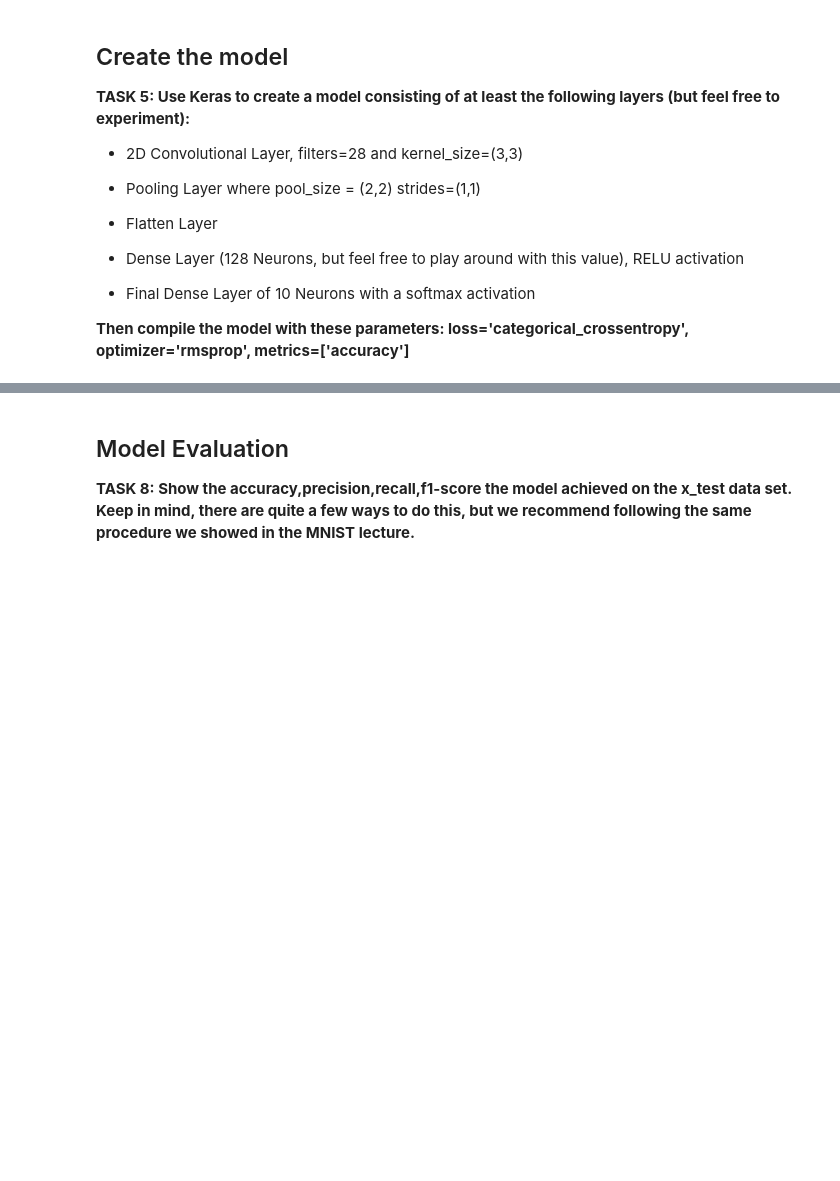
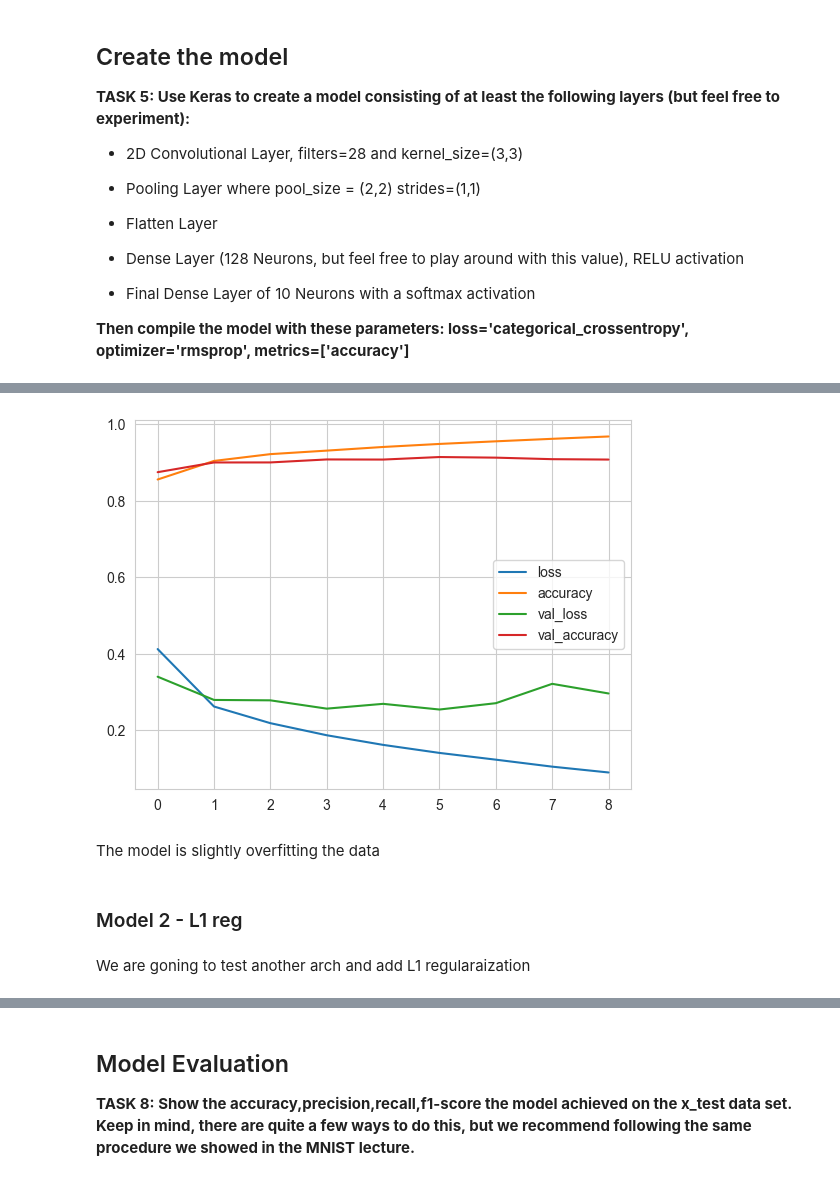
Before and after one commit to 0xArwa/Image-classification-CNN, a Jupyter notebook: DL-Assignment-2 (Image Classification with CNN)-Student.ipynb, the cells around one changed output, grey strips where cells are left out. Drawn from its saved outputs; the diff is of its cells as text; code cells hidden in the pictures; blank space fills up the shorter version.

Commit message:
final results

```diff
--- a/DL-Assignment-2 (Image Classification with CNN)-Student.ipynb
+++ b/DL-Assignment-2 (Image Classification with CNN)-Student.ipynb
@@ -112,0 +213,19 @@ sns.heatmap(X_train[770],annot=True, cmap="magma", fmt=".3g")
+# %%
+# suggested CNN arch
+set_seed()
+
+model_1 = Sequential()
+
+model_1.add(Conv2D(filters=28, kernel_size=(3, 3),
+    input_shape=(28, 28, 1), activation='relu'))
+
+model_1.add(MaxPool2D(pool_size=(2, 2), strides=(1, 1)))
+
+model_1.add(Flatten())
+
+model_1.add(Dense(128, activation='relu'))
+
+model_1.add(Dense(10, activation='softmax'))
+
+model_1.compile(loss='categorical_crossentropy',
+              optimizer='rmsprop', metrics=['accuracy'])
@@ -112,0 +255,16 @@ sns.heatmap(X_train[770],annot=True, cmap="magma", fmt=".3g")
+# %%
+early_stop = EarlyStopping(
+    monitor='val_accuracy',
+    mode='max', # maximize
+    patience=3,
+    restore_best_weights=True
+)
+# %%
+model_1.fit(
+    X_train,
+    y_train_enc,
+    batch_size = 64, # testing with 64
+    epochs = 25,
+    validation_data=(X_test, y_test_enc),# why did we use test here ??
+    callbacks=[early_stop],
+)
@@ -112,0 +313,11 @@ sns.heatmap(X_train[770],annot=True, cmap="magma", fmt=".3g")
+# %%
+results = pd.DataFrame(model_1.history.history)
+results.plot();
+# %% [output]
+[figure, added]
+# %% [markdown]
+The model is slightly overfitting the data
+# %% [markdown]
+### Model 2 - L1 reg
+# %% [markdown]
+We are goning to test another arch and add L1 regularaization
```
Also changed, not shown: parts of 97 cells of this notebook, 2 other files.
